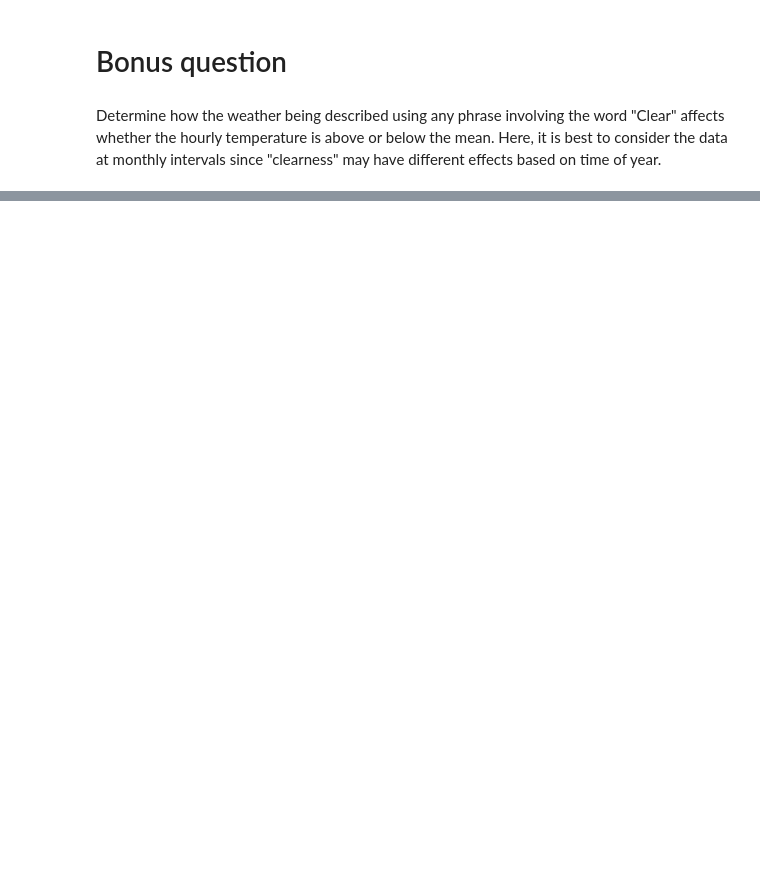
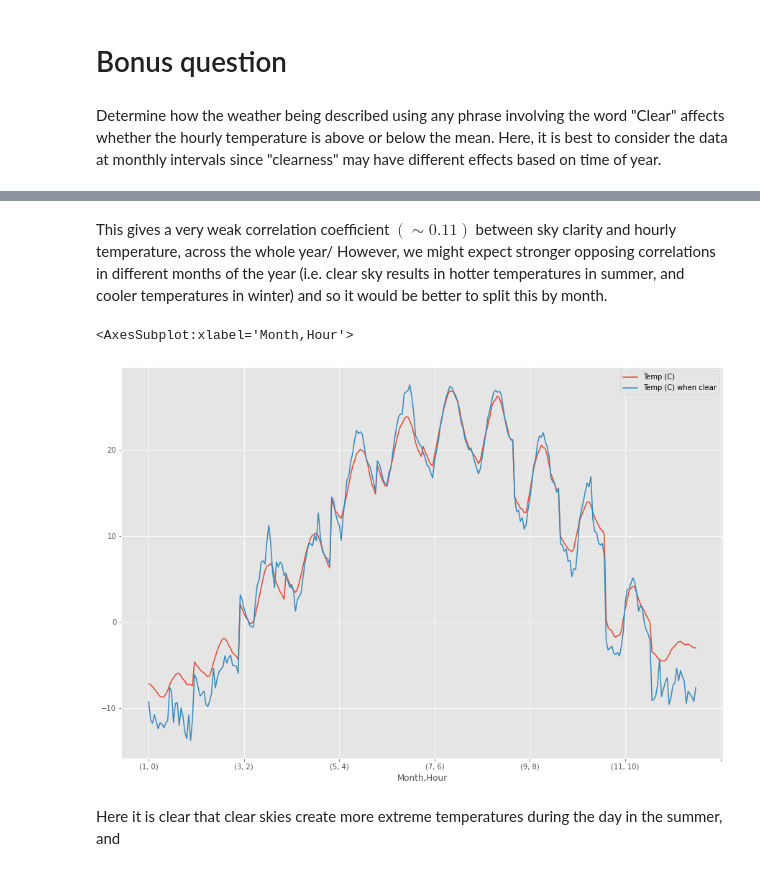
Before and after one commit to KCGallagher/pandas-cookbook, a Jupyter notebook: problem_sets/Chapter 5 - String Operations - Which month was the snowiest.ipynb, the cells around one changed output, grey strips where cells are left out. Drawn from its saved outputs; the diff is of its cells as text; code cells hidden in the pictures; blank space fills up the shorter version.

```diff
--- a/problem_sets/Chapter 5 - String Operations - Which month was the snowiest.ipynb
+++ b/problem_sets/Chapter 5 - String Operations - Which month was the snowiest.ipynb
@@ -198,0 +234,22 @@ Determine how the weather being described using any phrase involving the word "C
+# %% [markdown]
+This gives a very weak correlation coefficient $(\sim 0.11)$ between sky clarity and hourly temperature, across the whole year/ However, we might expect stronger opposing correlations in different months of the year (i.e. clear sky results in hotter temperatures in summer, and cooler temperatures in winter) and so it would be better to split this by month.
+# %%
+weather_df = weather_2012.reset_index()
+weather_df["Hour"] = weather_df["Date/Time"].dt.hour
+weather_df["Month"] = weather_df["Date/Time"].dt.month
+
+avg_monthly = weather_df.groupby(['Month', 'Hour'])['Temp (C)'].mean()
+is_clear = weather_df['Weather'].str.contains("Clear")
+avg_monthly_clear = weather_df[is_clear].groupby(['Month', 'Hour'])['Temp (C)'].mean()
+
+# Name the columns
+avg_monthly.name = "Temp (C)"
+avg_monthly_clear.name = "Temp (C) when clear"
+
+stats = pd.concat([avg_monthly, avg_monthly_clear], axis=1)
+stats.plot(kind='line', figsize=(15, 10))
+# %% [output]
+<AxesSubplot:xlabel='Month,Hour'>
+[figure, added]
+# %% [markdown]
+Here it is clear that clear skies create more extreme temperatures during the day in the summer, and
```
Also changed, not shown: parts of 8 cells of this notebook, 1 other file.
